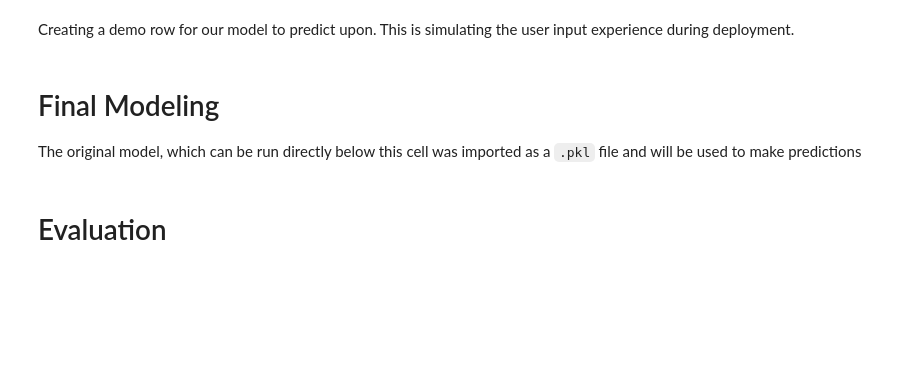
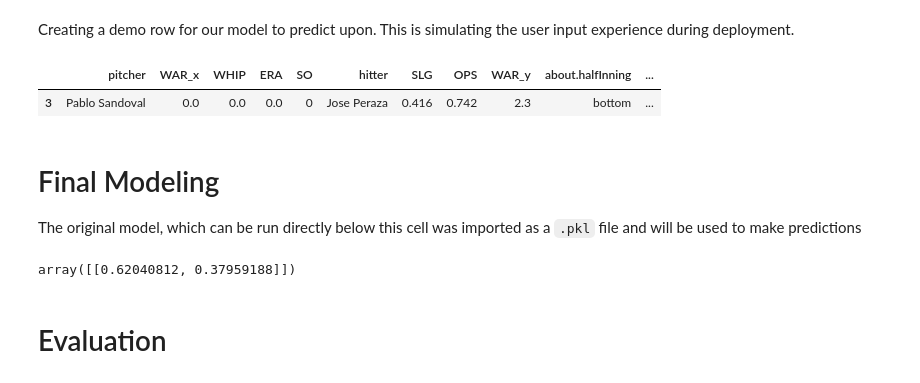
Before and after one commit to ConnorAnderson29/pitch_prediction_model, a Jupyter notebook: model_walkthrough.ipynb, the cells around one changed output. Cells and saved outputs as stored; diff of their text form; code cells hidden in the pictures; blank space fills up the shorter version.

````diff
--- a/model_walkthrough.ipynb
+++ b/model_walkthrough.ipynb
@@ -112,5 +119,10 @@ test_target = test_data['pitch_type']
 test_predictors = test_data.drop(['pitch_type'], axis=1).copy()
 # %% [markdown]
 Creating a demo row for our model to predict upon. This is simulating the user input experience during deployment.
+# %%
+tester = test_collect
+# %%
+tester1 = tester.drop(['about.atBatIndex', 'details.call.description', 'details.description',
+                                    'matchup.pitcher.id'], axis=1)
 # %%
-testing = test_data['pitchData.nastyFactor'].fillna(35.5) #Average pitch nastiness
+tester1['pitchData.nastyFactor'] = tester1['pitchData.nastyFactor'].fillna(35.5) #Average pitch nastiness
@@ -119,3 +129,12 @@ testing = testing[-442:441]
+# %%
+tester2 = data_collection.binarize_target(tester1).copy()
+# %%
+test2 = tester2
+demo_row = test2[:1]
+demo_row
+# %% [output]
+|  | pitcher | WAR_x | WHIP | ERA | SO | hitter | SLG | OPS | WAR_y | about.halfInning | ... |
+| 3 | Pablo Sandoval | 0.0 | 0.0 | 0.0 | 0 | Jose Peraza | 0.416 | 0.742 | 2.3 | bottom | ... |
 # %% [markdown]
 # Final Modeling
 The original model, which can be run directly below this cell was imported as a ```.pkl``` file and will be used to make predictions
@@ -125,7 +144,9 @@ import pickle
 with open('next_pitch/web_app/final.pkl', 'rb') as f:
     model = pickle.load(f)
 # %%
-model.predict_proba(testing)
+model.predict_proba(demo_row)
+# %% [output]
+array([[0.62040812, 0.37959188]])
 # %% [markdown]
 # Evaluation
 # %%
````
Also changed, not shown: parts of 4 cells of this notebook.
